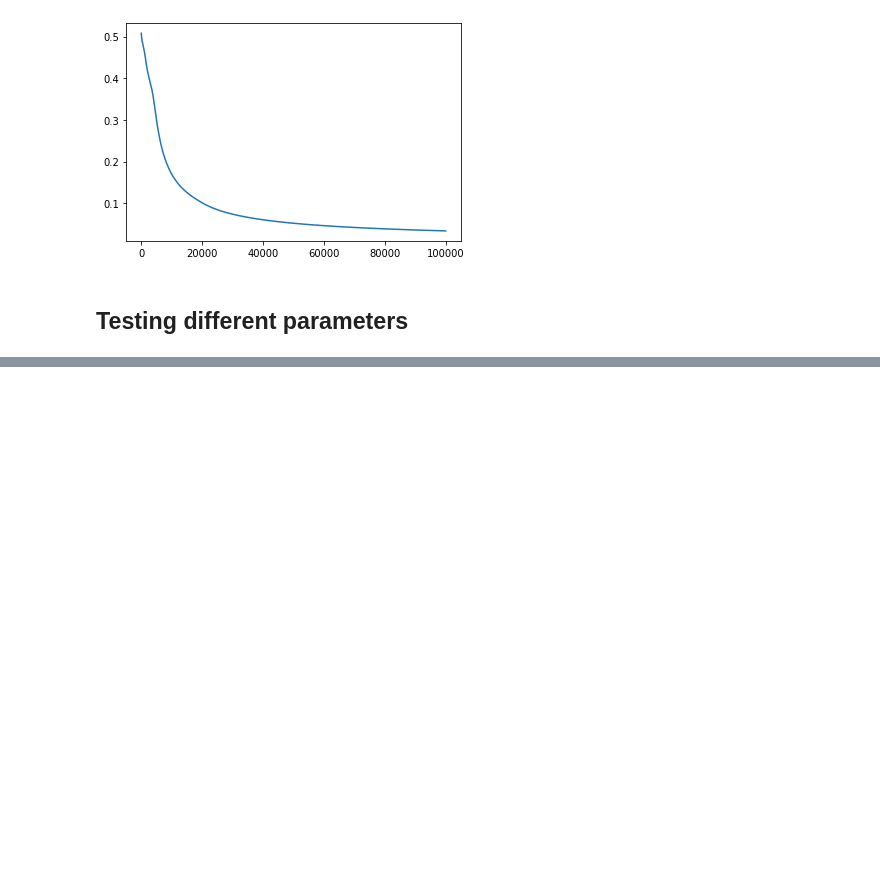
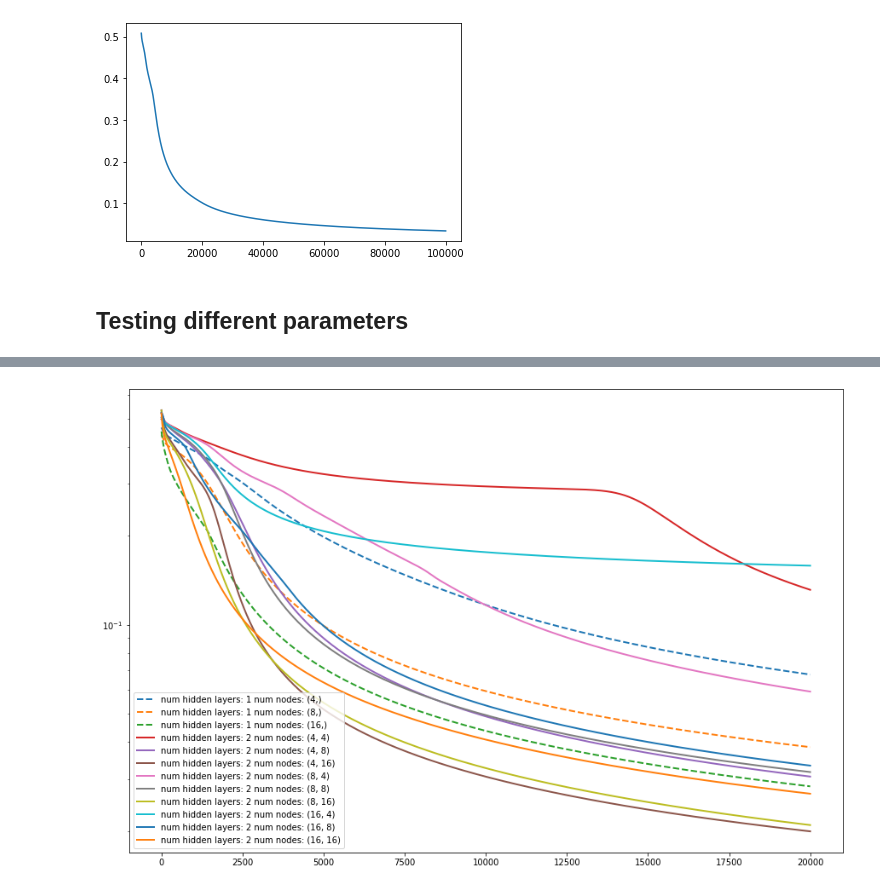
Before and after one commit to phdinds-aim/neural_net_class, a Jupyter notebook: neural_net_class.ipynb, the cells around one changed output, grey strips where cells are left out. Saved outputs shown, nothing was run; the diff lists cells and outputs as text; code cells hidden in the pictures; blank space fills up the shorter version.

```diff
--- a/neural_net_class.ipynb
+++ b/neural_net_class.ipynb
@@ -336,0 +320,13 @@ plt.show()
+# %%
+main_canvas = plt.figure(figsize = (15, 10))
+plot_canvas = plt.subplot(1, 1, 1)
+
+for i in range(len(data_1)):
+    plt.plot(data_1['errors'].iloc[i], lw = 2, linestyle='--', label=data_1['labels'].iloc[i])
+for i in range(len(data_2)):
+    plt.plot(data_2['errors'].iloc[i], lw = 2, linestyle='-', label=data_2['labels'].iloc[i])
+plt.legend()
+plt.semilogy()
+plt.show()
+# %% [output]
+[figure, added]
```
Also changed, not shown: parts of 6 cells of this notebook.
